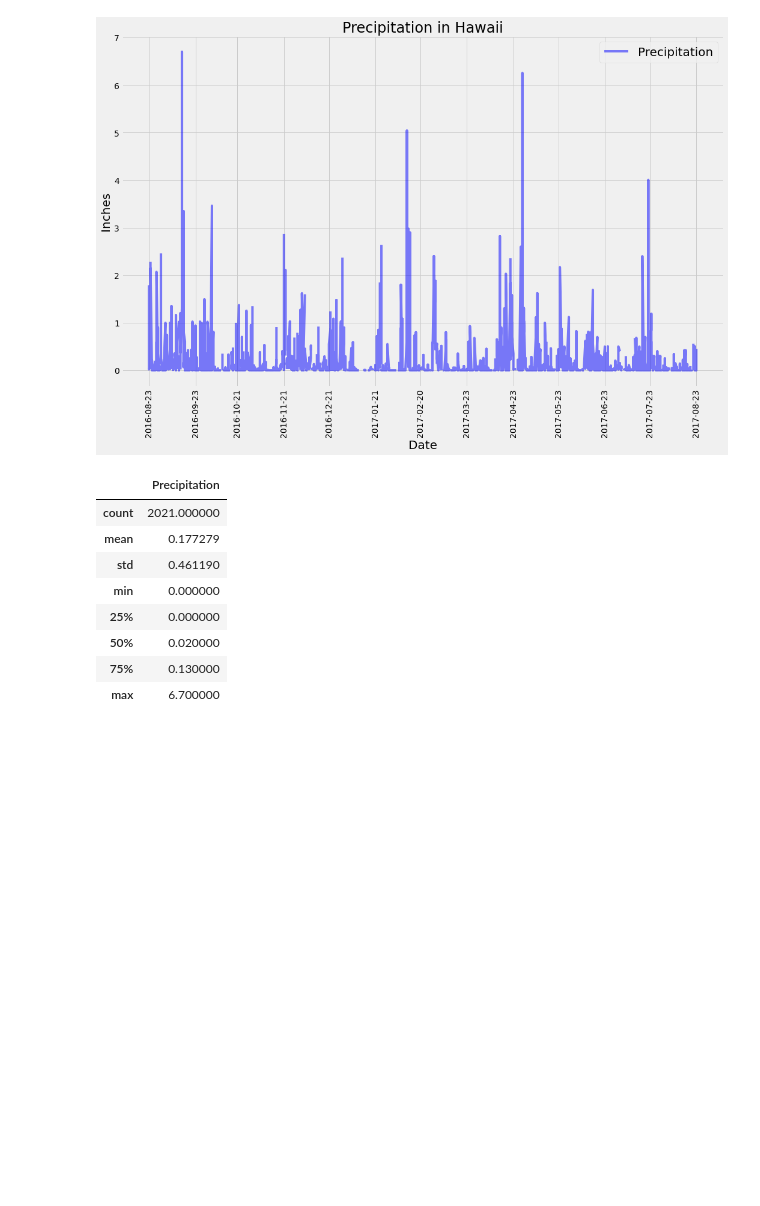
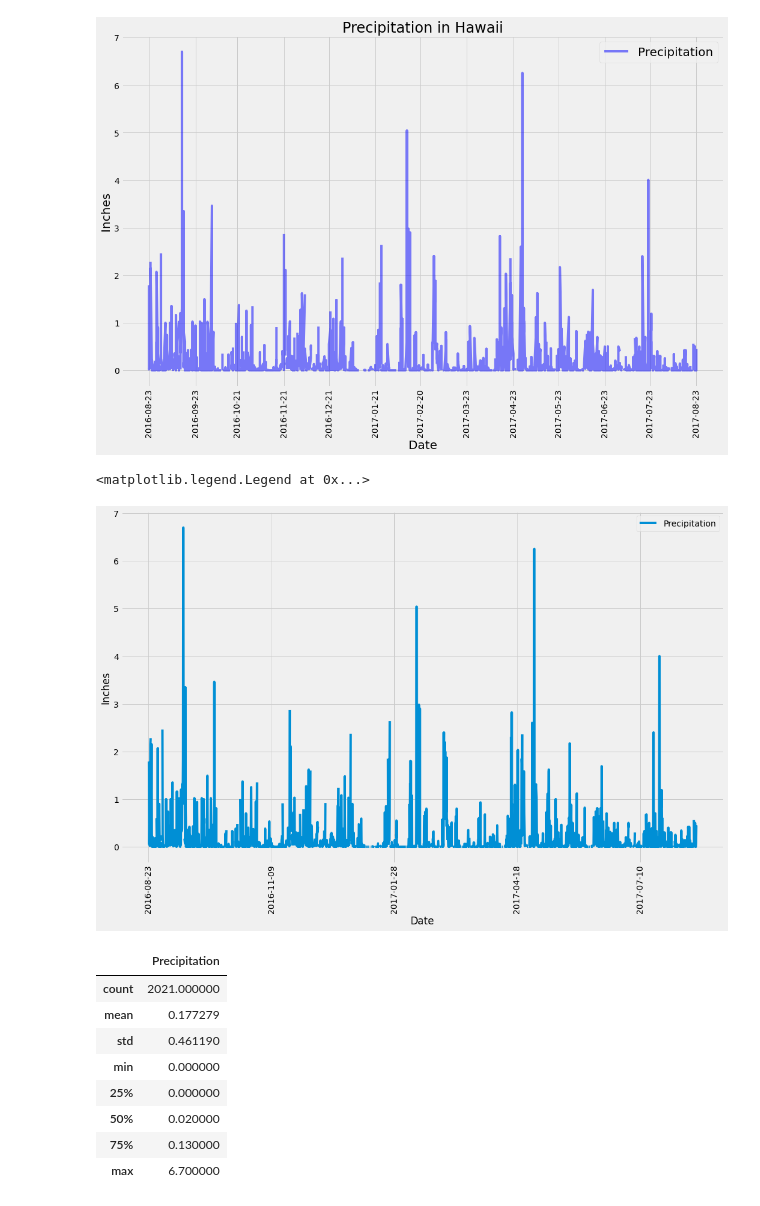
Before and after one commit to CptSasquatch/sqlalchemy-challenge, a Jupyter notebook: SurfsUp/climate.ipynb, the cells around one changed output. Cells and saved outputs as stored; diff of their text form; code cells hidden in the pictures; blank space fills up the shorter version.

```diff
--- a/SurfsUp/climate.ipynb
+++ b/SurfsUp/climate.ipynb
@@ -62,38 +62,33 @@ measurement = Base.classes.measurement
 station = Base.classes.station
 # %%
 # Create our session (link) from Python to the DB
-session = Session(engine)
+session = Session(bind=engine)
 # %% [markdown]
 # Exploratory Precipitation Analysis
 # %%
 # Find the most recent date in the data set.
-recent_date = session.query(measurement.date).order_by(measurement.date.desc()).first()
-recent_date
+last_date_row = session.query(measurement.date).order_by(measurement.date.desc()).first()
+last_date_row
 # %% [output]
 ('2017-08-23',)
+# %%
+# create variable for the most recent date
+last_date = dt.date.fromisoformat(last_date_row[0])
 # %%
 # Design a query to retrieve the last 12 months of precipitation data and plot the results.
 # Starting from the most recent data point in the database.
 
 # Calculate the date one year from the last date in data set.
-query_date = dt.date(2017,8,23) - dt.timedelta(days=365)
+query_date = last_date - dt.timedelta(days=365)
 # Perform a query to retrieve the data and precipitation scores
 prcp_data = session.query(measurement.date, measurement.prcp)
-prcp_data = prcp_data.filter(measurement.date >= (dt.date(2017,8,23) - dt.timedelta(days=365))).all()
+prcp_data = prcp_data.filter(measurement.date >= query_date).all()
 # Save the query results as a Pandas DataFrame and set the index to the date column
 prcp_df = pd.DataFrame(prcp_data, columns=['Date', 'Precipitation'])
 prcp_df.set_index('Date', inplace=True)
 # Sort the dataframe by date
 prcp_df = prcp_df.sort_values(by='Date')
 
-# use pandas plotting with Matplotlib to plot the data
-# prcp_plt = prcp_df.plot(figsize=(16,10), rot=90, color='blue', alpha=0.65, use_index=True, legend=True)
-# prcp_plt.set_title('Precipitation in Hawaii', fontsize=24)
-# prcp_plt.set_xlabel('Date', fontsize=20)
-# prcp_plt.set_ylabel('Inches', fontsize=20)
-# prcp_plt.legend(['Precipitation'], fontsize=20)
-# prcp_plt.xaxis.set_major_locator(mdates.MonthLocator(interval=1))
-# prcp_plt
 # use plotting with matplotlib to plot the data
 fig, ax = plt.subplots(figsize=(16,10))
 ax.plot(prcp_df.index, prcp_df['Precipitation'], color='blue', alpha=0.5)
@@ -106,6 +101,12 @@ ax.legend(['Precipitation'], fontsize=20)
 plt.show()
 # %% [output]
 [figure]
+# %%
+# additonal plot using pandas plot method
+prcp_df.plot(rot=90, figsize=(16,10), ylabel='Inches').legend(bbox_to_anchor=(1,1))
+# %% [output]
+<matplotlib.legend.Legend at 0x...>
+[figure, added]
 # %%
 # Use Pandas to calcualte the summary statistics for the precipitation data
 sum_stats = prcp_df.describe()
```
Also changed, not shown: parts of 1 cell of this notebook, 1 other file.
